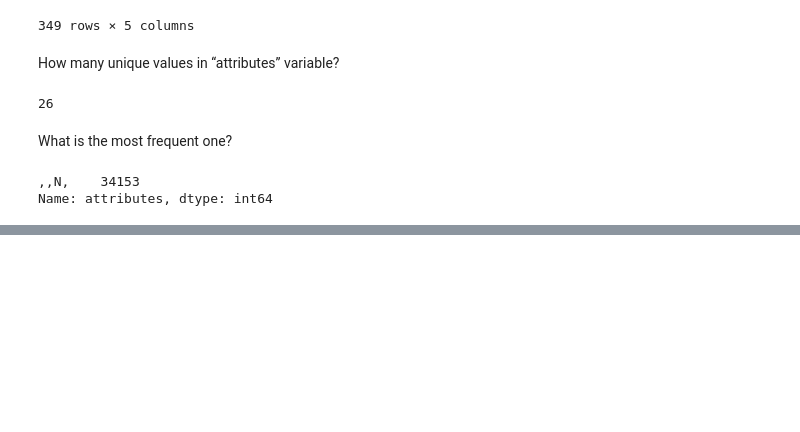
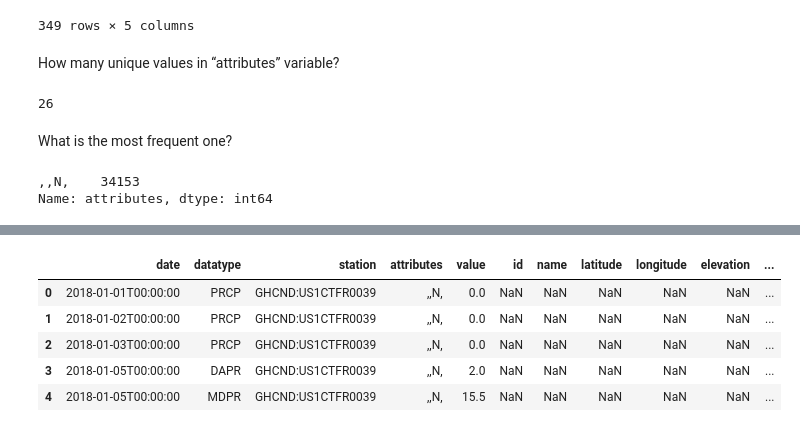
Before and after one commit to fran1215/ML7-P1, a Jupyter notebook: W5_Practice.ipynb, the cells around one changed output, grey strips where cells are left out. Drawn from its saved outputs; the diff is of its cells as text; code cells hidden in the pictures; blank space fills up the shorter version.

```diff
--- a/W5_Practice.ipynb
+++ b/W5_Practice.ipynb
@@ -356,0 +354,3 @@ Name: attributes, dtype: int64
+# %%
+station_info = pd.read_csv('data/weather_stations.csv')
+station_info.head()
@@ -356,0 +422,14 @@ Name: attributes, dtype: int64
+# %%
+outer_join = weather.merge(
+    station_info[station_info.id.str.contains('US1NY')],
+    left_on='station', right_on='id', how='outer', indicator=True
+)
+
+outer_join.head()
+# %% [output]
+|  | date | datatype | station | attributes | value | id | name | latitude | longitude | elevation | ... |
+| 0 | 2018-01-01T00:00:00 | PRCP | GHCND:US1CTFR0039 | ,,N, | 0.0 | NaN | NaN | NaN | NaN | NaN | ... |
+| 1 | 2018-01-02T00:00:00 | PRCP | GHCND:US1CTFR0039 | ,,N, | 0.0 | NaN | NaN | NaN | NaN | NaN | ... |
+| 2 | 2018-01-03T00:00:00 | PRCP | GHCND:US1CTFR0039 | ,,N, | 0.0 | NaN | NaN | NaN | NaN | NaN | ... |
+| 3 | 2018-01-05T00:00:00 | DAPR | GHCND:US1CTFR0039 | ,,N, | 2.0 | NaN | NaN | NaN | NaN | NaN | ... |
+| 4 | 2018-01-05T00:00:00 | MDPR | GHCND:US1CTFR0039 | ,,N, | 15.5 | NaN | NaN | NaN | NaN | NaN | ... |
```
Also changed, not shown: parts of 11 cells of this notebook.
